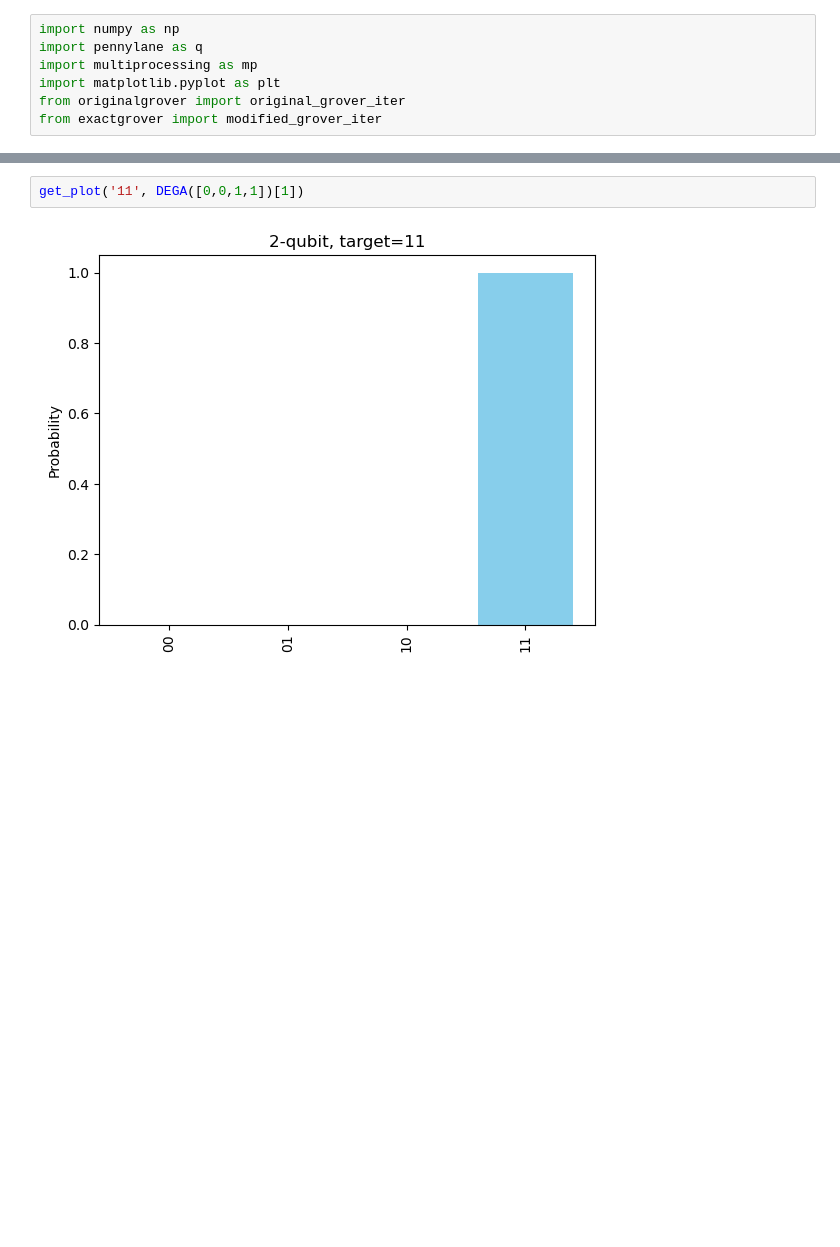
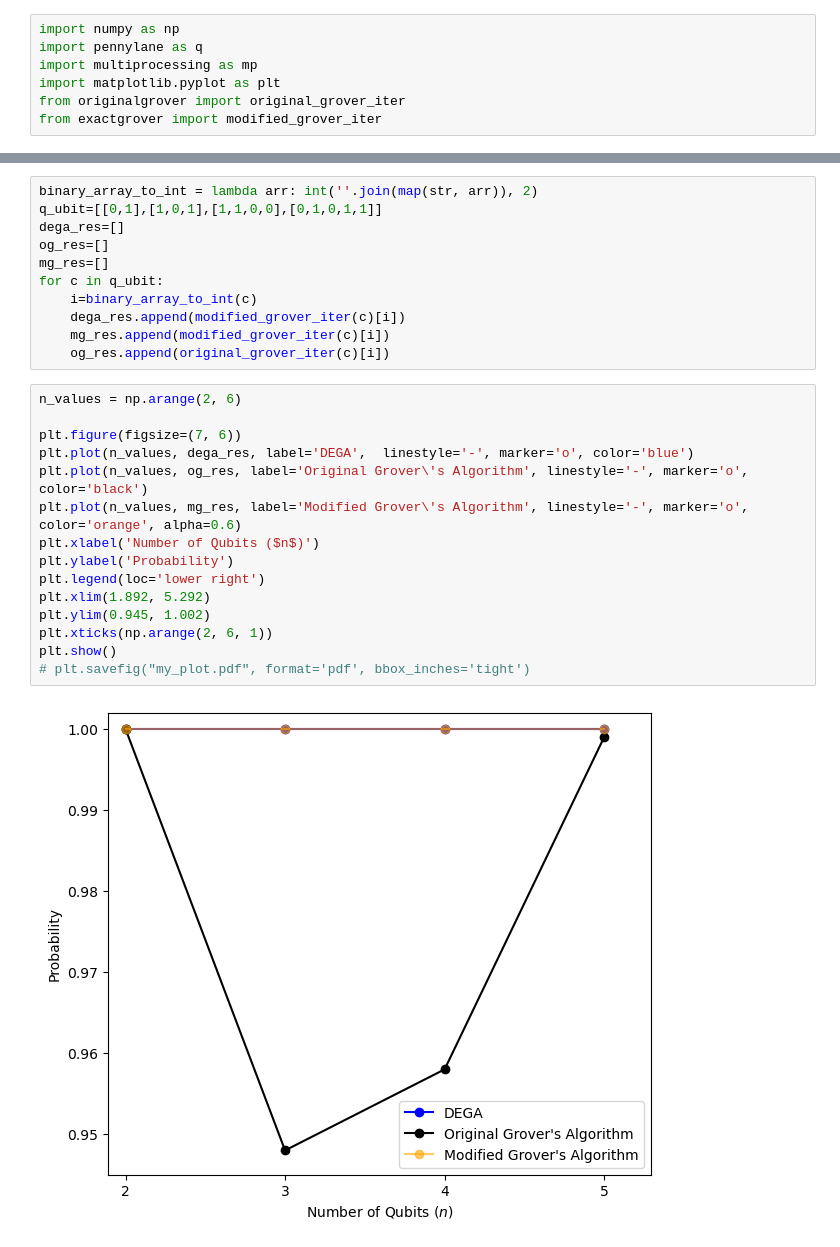
Before and after one commit to w0h4w4d4li/distributed-exact-grover-algorithm, a Jupyter notebook: distributed-exact-grover.ipynb, the cells around one changed output, grey strips where cells are left out. Saved outputs shown, nothing was run; the diff lists cells and outputs as text; blank space fills up the shorter version.

```diff
--- a/distributed-exact-grover.ipynb
+++ b/distributed-exact-grover.ipynb
@@ -41,4 +32,28 @@ def get_plot(combo, values):
-# %%
-get_plot('11', DEGA([0,0,1,1])[1])
-# %% [output]
-[figure, removed]
+# %%
+binary_array_to_int = lambda arr: int(''.join(map(str, arr)), 2)
+q_ubit=[[0,1],[1,0,1],[1,1,0,0],[0,1,0,1,1]]
+dega_res=[]
+og_res=[]
+mg_res=[]
+for c in q_ubit:
+    i=binary_array_to_int(c)
+    dega_res.append(modified_grover_iter(c)[i])
+    mg_res.append(modified_grover_iter(c)[i])
+    og_res.append(original_grover_iter(c)[i])
+# %%
+n_values = np.arange(2, 6)
+
+plt.figure(figsize=(7, 6))
+plt.plot(n_values, dega_res, label='DEGA',  linestyle='-', marker='o', color='blue')
+plt.plot(n_values, og_res, label='Original Grover\'s Algorithm', linestyle='-', marker='o', color='black')
+plt.plot(n_values, mg_res, label='Modified Grover\'s Algorithm', linestyle='-', marker='o', color='orange', alpha=0.6)
+plt.xlabel('Number of Qubits ($n$)')
+plt.ylabel('Probability')
+plt.legend(loc='lower right')
+plt.xlim(1.892, 5.292)
+plt.ylim(0.945, 1.002)
+plt.xticks(np.arange(2, 6, 1))
+plt.show()
+# plt.savefig("my_plot.pdf", format='pdf', bbox_inches='tight')
+# %% [output]
+[figure, added]
```
Also changed, not shown: parts of 1 cell of this notebook, 1 other file.
